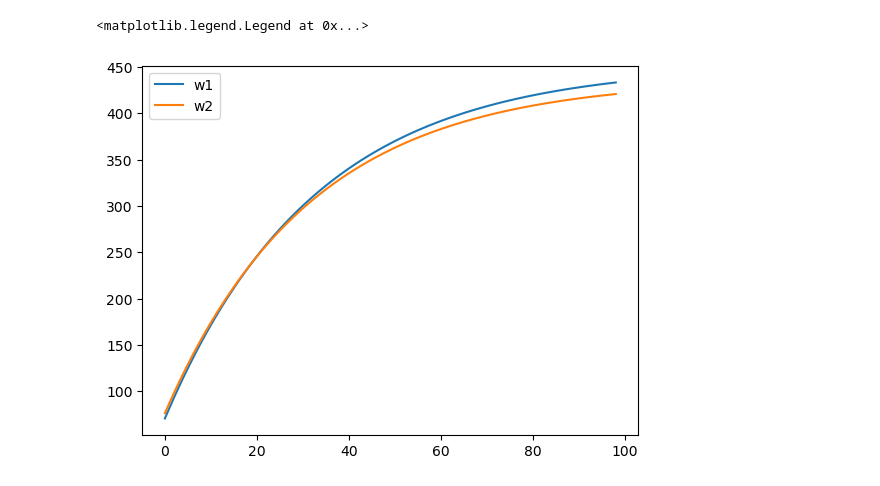
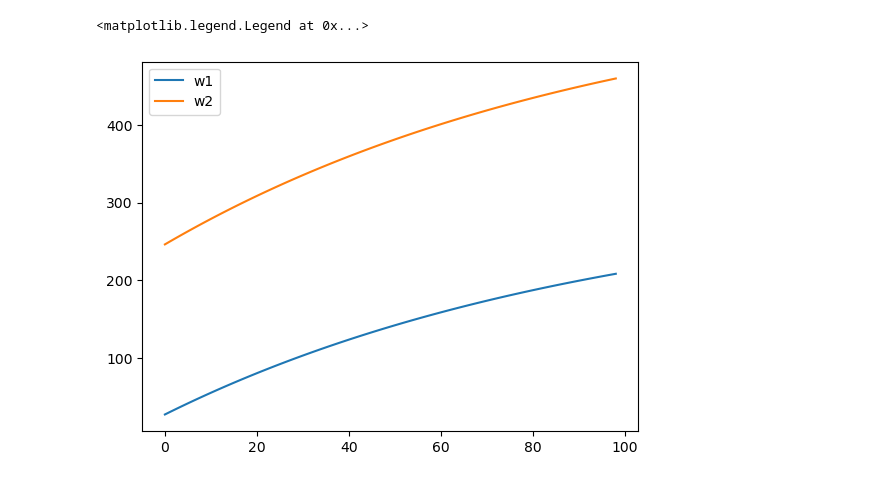
Before and after one commit to sustainable-computing-io/peaks, a Jupyter notebook: power_model/data_preprocessing-and-modelling.ipynb, the cells around one changed output. Cells and saved outputs as stored; diff of their text form; code cells hidden in the pictures.

```diff
--- a/power_model/data_preprocessing-and-modelling.ipynb
+++ b/power_model/data_preprocessing-and-modelling.ipynb
@@ -83,11 +98,11 @@ kube-worker-68 (tensor(518.7468, requires_grad=True), tensor(-383.5057, requires
 def get_power(k0, k1, k2, util):
     return k0+k1*np.exp(k2*util)
 # %%
-w1 = [get_power(452.1697, -393.5067, -3.0743, i/100) for i in range(1,100)]
-w2 = [get_power(437.1473, -372.5006, -3.1656, i/100) for i in range(1,100)]
+w1 = [get_power(311.1080, -286.7071, -1.0365, i/100) for i in range(1,100)]
+w2 = [get_power(583.1961, -340.5179, -1.0237, i/100) for i in range(1,100)]
 plt.plot(w1)
 plt.plot(w2)
 plt.legend(["w1","w2"])
 # %% [output]
 <matplotlib.legend.Legend at 0x...>
-[figure, old version]
+[figure, new version]
```
Also changed, not shown: parts of 7 cells of this notebook, 7 other files.
